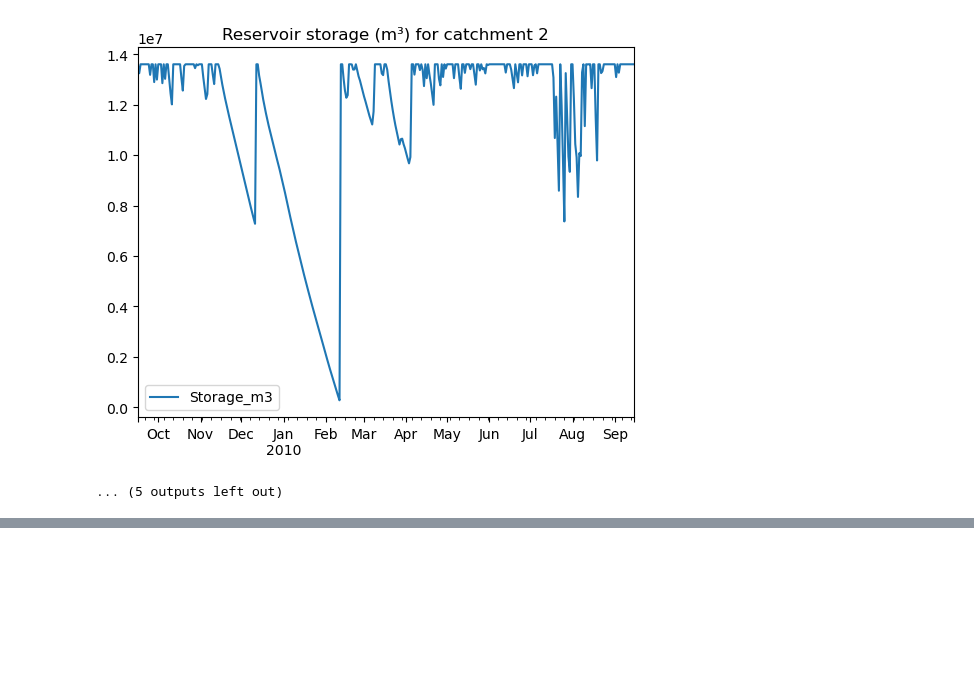
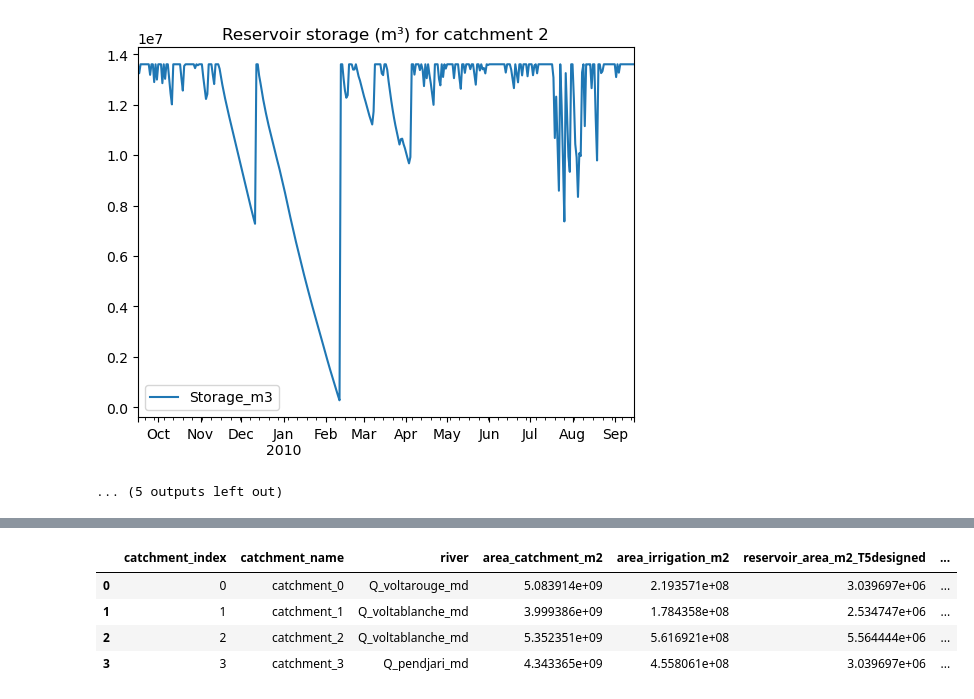
Before and after one commit to ehuistra/volta-case, a Jupyter notebook: Reservoir_Design_Model.ipynb, the cells around one changed output, grey strips where cells are left out. Cells and saved outputs as stored; diff of their text form; code cells hidden in the pictures; blank space fills up the shorter version.

```diff
--- a/Reservoir_Design_Model.ipynb
+++ b/Reservoir_Design_Model.ipynb
@@ -1143,0 +1247,82 @@ OTI_5 reduced cropland basins: [303.969696969697, 253.4747474747475, 556.4444444
+# %%
+
+EMPTY_TOL = 1e-6  # m3, treat <= this as empty
+
+print("Testing the newly defined catchments on an Oti_T50 scenario:")
+
+rows = []
+
+for i in range(len(new_catchments)):
+    area_catchment = new_catchments["Areas (m^2)"].iloc[i]
+    area_irrigation = new_catchments["crop_area_m2"].iloc[i]
+
+    # The designed reservoir surface area (m2) from your last T5 sizing run
+    area_res_m2 = float(surfaceareas4[i])
+
+    # River design-year series stored as a string name in the dataframe
+    river_name = new_catchments["River"].iloc[i]
+    river_q = eval(river_name)
+
+    # Build model with Oti_T50 precipitation forcing
+    model = ReservoirDesignModel(
+        percip_df=oti_T50,            # <-- T50 precipitation series
+        evap_df=df_evaporation,
+        kc_combined_md=kc_combined_md,
+        area_catchment=area_catchment,
+        area_irrigation=area_irrigation,
+        Cr=Cr,
+        k=k,
+        river_q=river_q,
+        diversion=0.30,
+        Qdiv_max_m3s=10.0,
+        stop_diversion_when_full=True,
+        deficit_frac_threshold=0.2,
+        use_soil_bucket=False
+    )
+
+    # Run the simulation at the fixed (designed) area
+    sim = model.simulate(area_m2=area_res_m2, S0_frac=1.0)
+
+    # ---- Metrics: "how often empty" ----
+    empty = sim["Storage_m3"] <= EMPTY_TOL
+    empty_days = int(empty.sum())
+    total_days = int(len(sim))
+    empty_frac = empty_days / total_days if total_days else np.nan
+
+    # Max consecutive empty days
+    max_empty_run = run = 0
+    for v in empty.to_numpy():
+        if v:
+            run += 1
+            max_empty_run = max(max_empty_run, run)
+        else:
+            run = 0
+
+    # ---- Metric: max consecutive failure days (your deficit threshold) ----
+    max_fail_run = model.max_consecutive_failure_days(sim)
+
+    # Collect summary
+    rows.append({
+        "catchment_index": i,
+        "catchment_name": new_catchments["Catchment"].iloc[i] if "Catchment" in new_catchments.columns else f"catchment_{i}",
+        "river": river_name,
+        "area_catchment_m2": area_catchment,
+        "area_irrigation_m2": area_irrigation,
+        "reservoir_area_m2_T5designed": area_res_m2,
+        "capacity_m3": float(sim["Capacity_m3"].iloc[0]) if "Capacity_m3" in sim.columns else np.nan,
+        "empty_days_T50": empty_days,
+        "empty_fraction_T50": empty_frac,
+        "max_consecutive_empty_days_T50": int(max_empty_run),
+        "max_consec_failure_days_T50": int(max_fail_run),
+        "total_unmet_m3_T50": float(sim["Unmet_m3_day"].sum()),
+        "total_river_diverted_m3_T50": float(sim["RiverDiversion_m3_day"].sum()) if "RiverDiversion_m3_day" in sim.columns else np.nan,
+        "min_storage_m3_T50": float(sim["Storage_m3"].min()),
+    })
+
+    # Optional: show a small per-catchment snapshot
+    print(f"\nCatchment {i}: res_area={area_res_m2:.0f} m², empty_days={empty_days}, max_empty_run={max_empty_run}, max_fail_run={max_fail_run}")
+    # display(sim.head(5))  # uncomment if you want
+
+summary_T50 = pd.DataFrame(rows)
+display(summary_T50)
+# %% [output]
@@ -1143,0 +1338,5 @@ OTI_5 reduced cropland basins: [303.969696969697, 253.4747474747475, 556.4444444
+|  | catchment_index | catchment_name | river | area_catchment_m2 | area_irrigation_m2 | reservoir_area_m2_T5designed | ... |
+| 0 | 0 | catchment_0 | Q_voltarouge_md | 5.083914e+09 | 2.193571e+08 | 3.039697e+06 | ... |
+| 1 | 1 | catchment_1 | Q_voltablanche_md | 3.999386e+09 | 1.784358e+08 | 2.534747e+06 | ... |
+| 2 | 2 | catchment_2 | Q_voltablanche_md | 5.352351e+09 | 5.616921e+08 | 5.564444e+06 | ... |
+| 3 | 3 | catchment_3 | Q_pendjari_md | 4.343365e+09 | 4.558061e+08 | 3.039697e+06 | ... |
```
Also changed, not shown: parts of 5 cells of this notebook.
